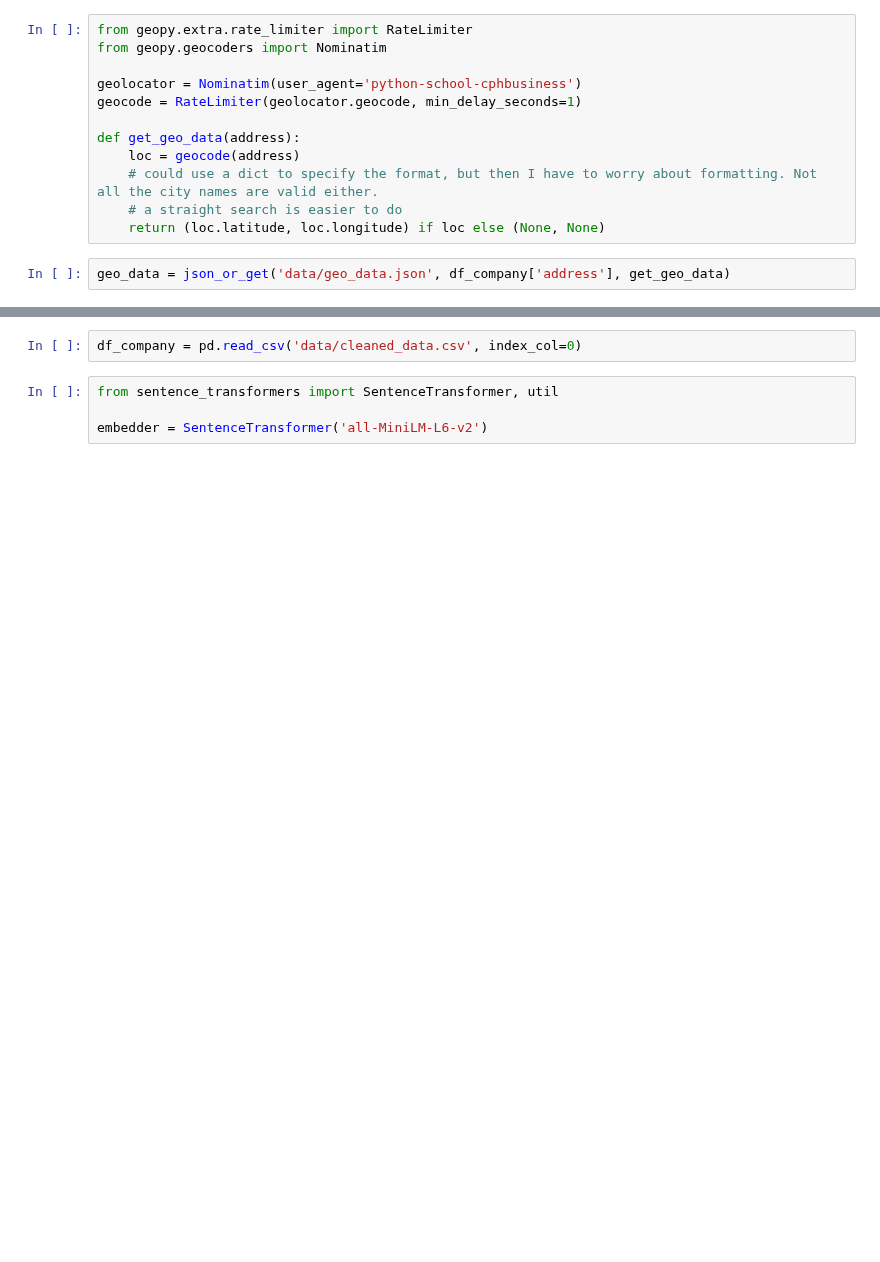
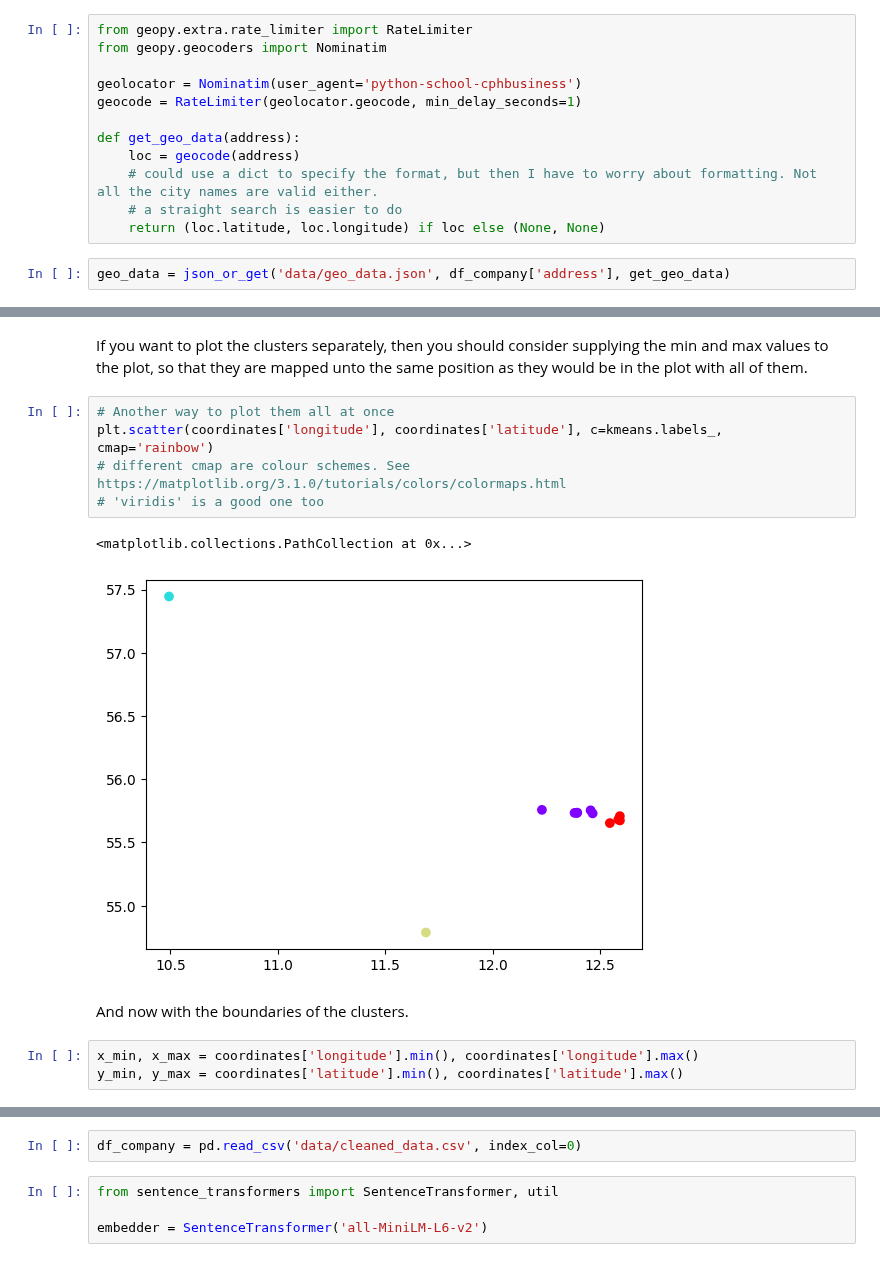
Before and after one commit to KD131/soft-sem1-datascience-sp1, a Jupyter notebook: internship_data.ipynb, the cells around one changed output, grey strips where cells are left out. Saved outputs shown, nothing was run; the diff lists cells and outputs as text; blank space fills up the shorter version.

```diff
--- a/internship_data.ipynb
+++ b/internship_data.ipynb
@@ -273,0 +366,15 @@ m
+# %% [markdown]
+If you want to plot the clusters separately, then you should consider supplying the min and max values to the plot, so that they are mapped unto the same position as they would be in the plot with all of them.
+# %%
+# Another way to plot them all at once
+plt.scatter(coordinates['longitude'], coordinates['latitude'], c=kmeans.labels_, cmap='rainbow')
+# different cmap are colour schemes. See https://matplotlib.org/3.1.0/tutorials/colors/colormaps.html
+# 'viridis' is a good one too
+# %% [output]
+<matplotlib.collections.PathCollection at 0x...>
+[figure, added]
+# %% [markdown]
+And now with the boundaries of the clusters.
+# %%
+x_min, x_max = coordinates['longitude'].min(), coordinates['longitude'].max()
+y_min, y_max = coordinates['latitude'].min(), coordinates['latitude'].max()
```
Also changed, not shown: parts of 22 cells of this notebook, 1 other file.
